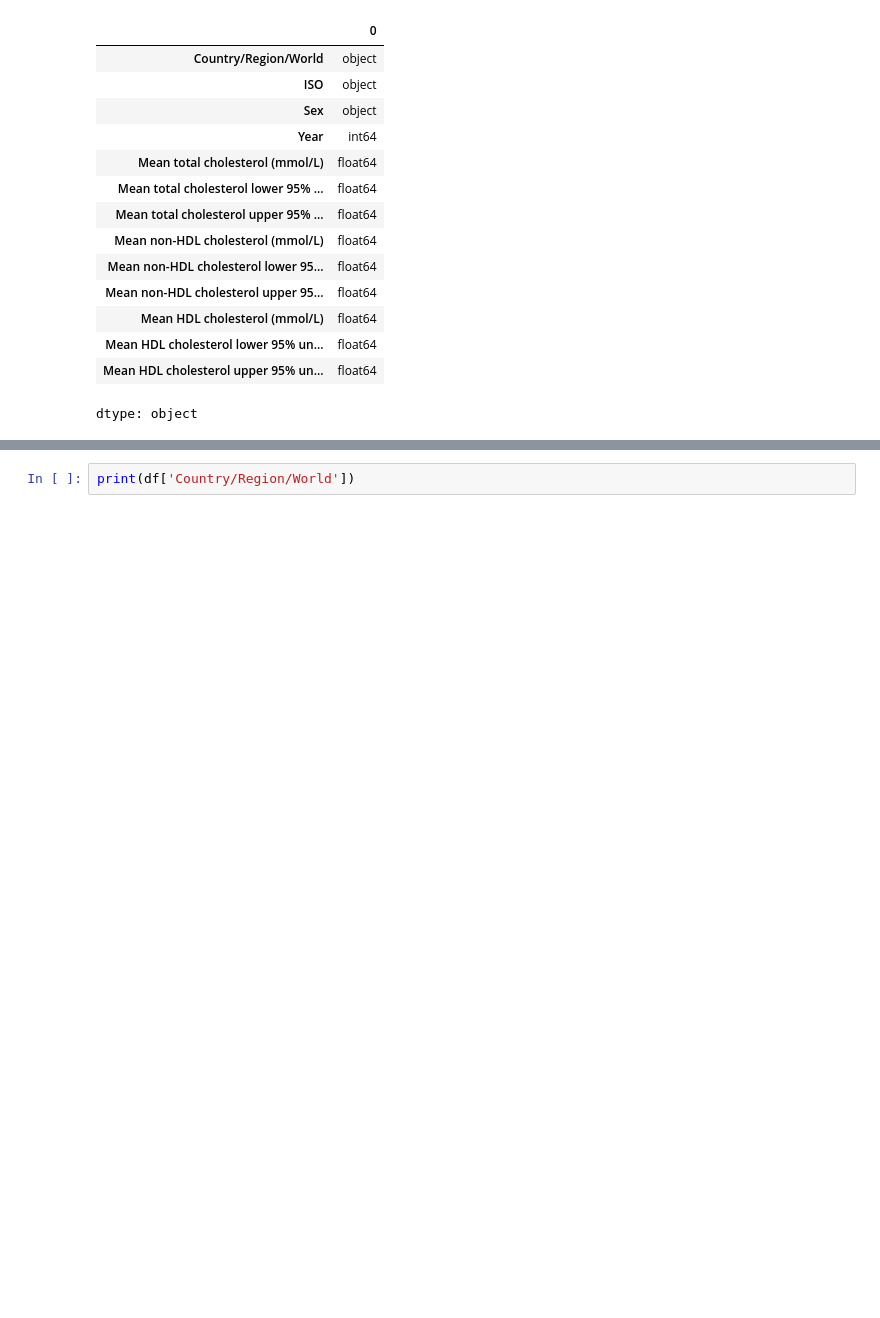
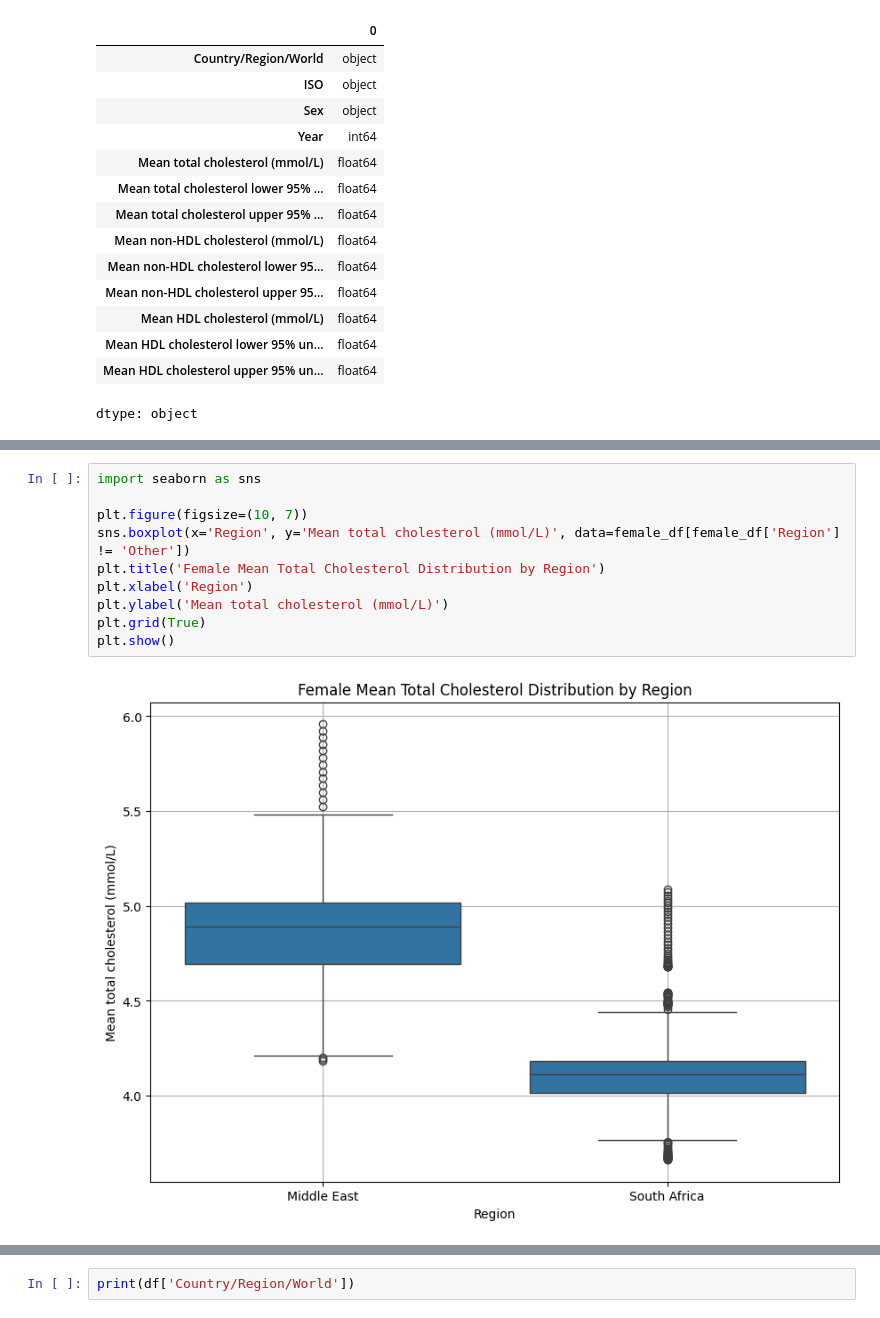
Before and after one commit to muminat58/dsrp_2026, a Jupyter notebook: DSPR_2026_Muminat.ipynb, the cells around one changed output, grey strips where cells are left out. Drawn from its saved outputs; the diff is of its cells as text; blank space fills up the shorter version.

```diff
--- a/DSPR_2026_Muminat.ipynb
+++ b/DSPR_2026_Muminat.ipynb
@@ -146,0 +186,12 @@ plt.show()
+# %%
+import seaborn as sns
+
+plt.figure(figsize=(10, 7))
+sns.boxplot(x='Region', y='Mean total cholesterol (mmol/L)', data=female_df[female_df['Region'] != 'Other'])
+plt.title('Female Mean Total Cholesterol Distribution by Region')
+plt.xlabel('Region')
+plt.ylabel('Mean total cholesterol (mmol/L)')
+plt.grid(True)
+plt.show()
+# %% [output]
+[figure, added]
```
Also changed, not shown: parts of 17 cells of this notebook.
